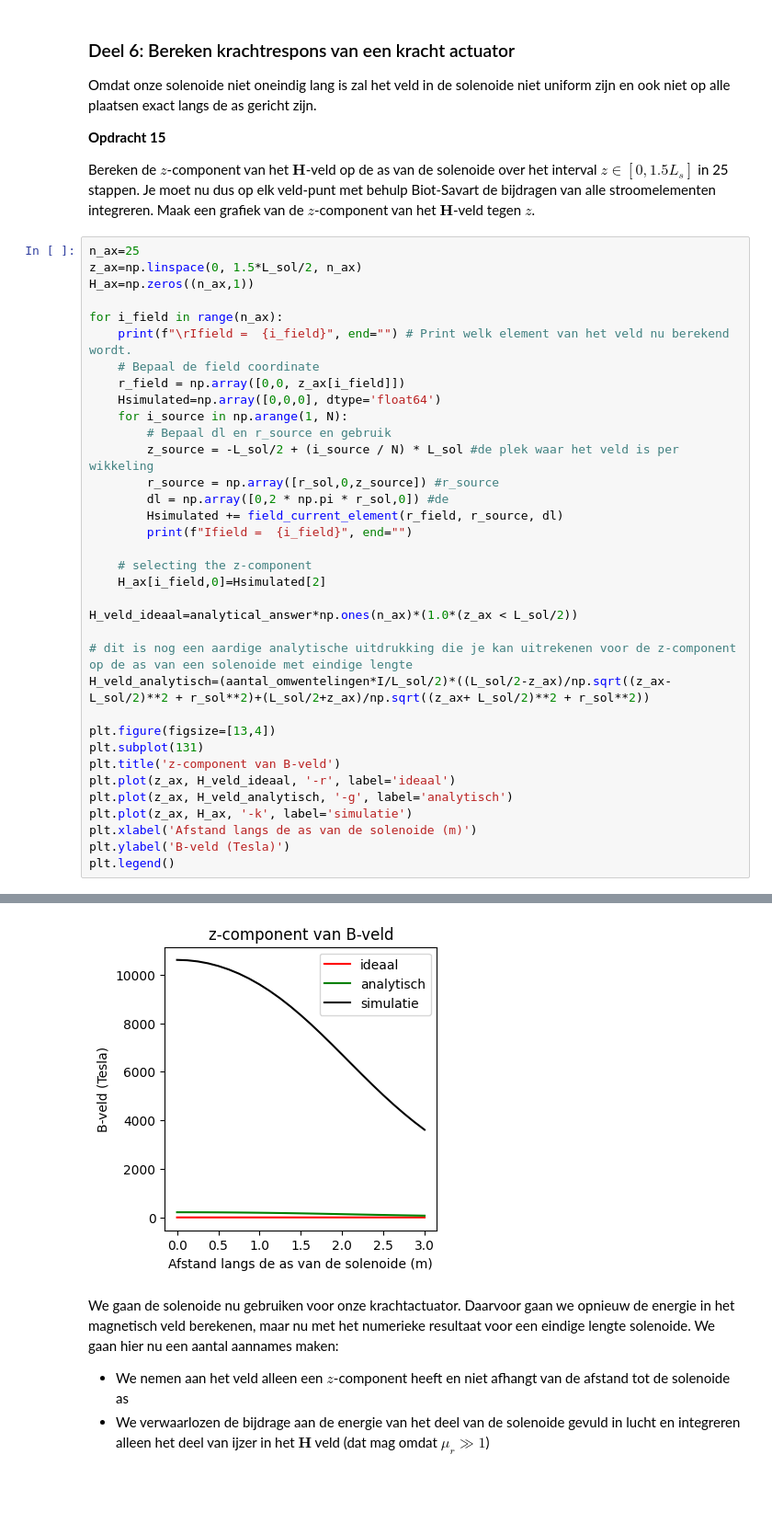
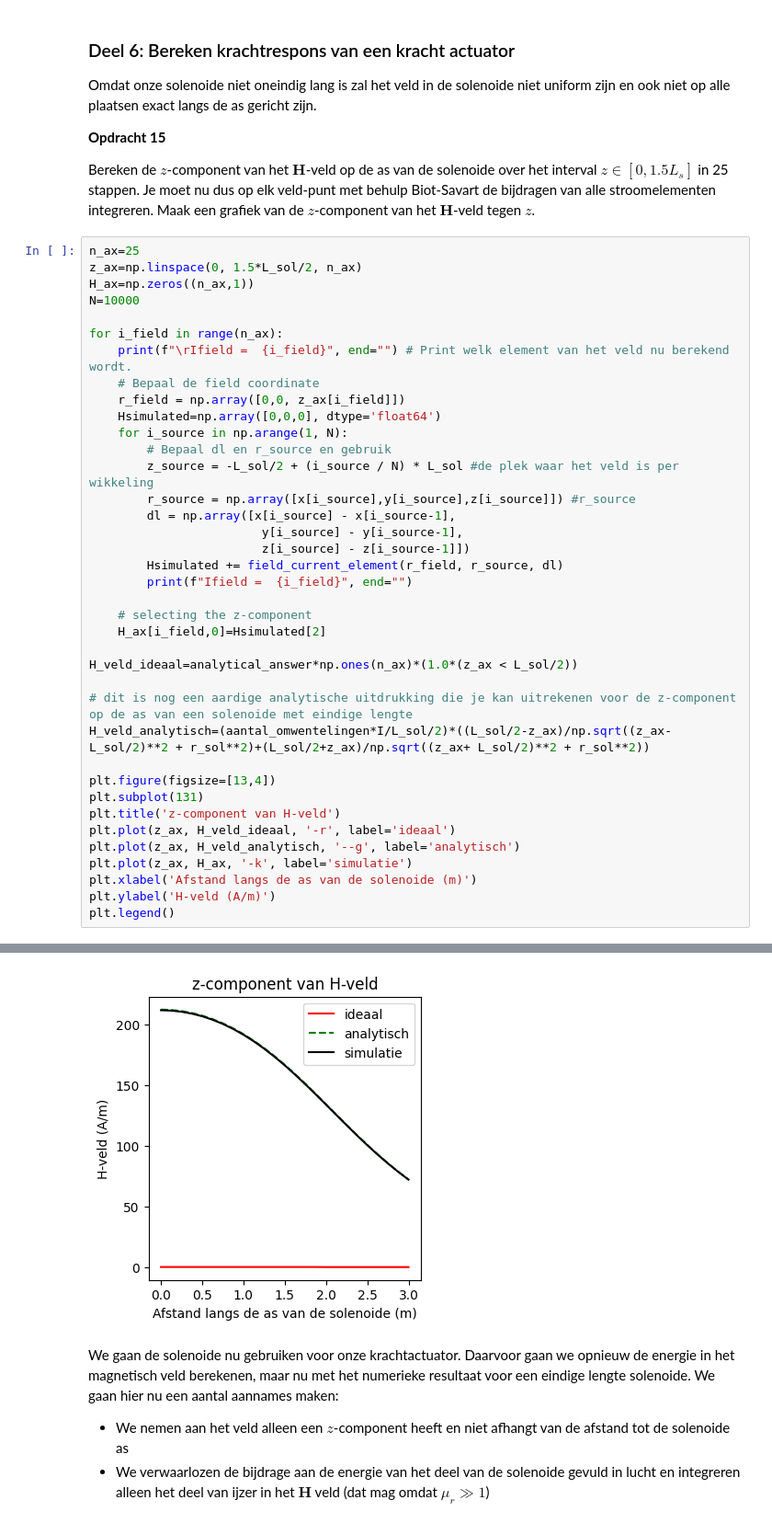
Before and after one commit to Timomloo/opdrachten-DEF-D, a Jupyter notebook: DigitaleOntwerpopdrachten/2KrachtactuatorOpdracht/KrachtactuatorOpdrachtd.ipynb, the cells around one changed output, grey strips where cells are left out. Shown at 92% size. Drawn from its saved outputs; the diff is of its cells as text; blank space fills up the shorter version.

```diff
--- a/DigitaleOntwerpopdrachten/2KrachtactuatorOpdracht/KrachtactuatorOpdrachtd.ipynb
+++ b/DigitaleOntwerpopdrachten/2KrachtactuatorOpdracht/KrachtactuatorOpdrachtd.ipynb
@@ -482,41 +482,44 @@ Bereken de $z$-component van het $\mathbf{H}$-veld op de as van de solenoide ove
 n_ax=25
 z_ax=np.linspace(0, 1.5*L_sol/2, n_ax)
 H_ax=np.zeros((n_ax,1))
+N=10000
 
 for i_field in range(n_ax):
     print(f"\rIfield =  {i_field}", end="") # Print welk element van het veld nu berekend wordt.
     # Bepaal de field coordinate
     r_field = np.array([0,0, z_ax[i_field]])
     Hsimulated=np.array([0,0,0], dtype='float64')
     for i_source in np.arange(1, N):
         # Bepaal dl en r_source en gebruik
         z_source = -L_sol/2 + (i_source / N) * L_sol #de plek waar het veld is per wikkeling
-        r_source = np.array([r_sol,0,z_source]) #r_source
-        dl = np.array([0,2 * np.pi * r_sol,0]) #de
+        r_source = np.array([x[i_source],y[i_source],z[i_source]]) #r_source
+        dl = np.array([x[i_source] - x[i_source-1],
+                        y[i_source] - y[i_source-1],
+                        z[i_source] - z[i_source-1]])
         Hsimulated += field_current_element(r_field, r_source, dl)
         print(f"Ifield =  {i_field}", end="")
 
     # selecting the z-component
     H_ax[i_field,0]=Hsimulated[2]
 
 H_veld_ideaal=analytical_answer*np.ones(n_ax)*(1.0*(z_ax < L_sol/2))
 
 # dit is nog een aardige analytische uitdrukking die je kan uitrekenen voor de z-component op de as van een solenoide met eindige lengte
 H_veld_analytisch=(aantal_omwentelingen*I/L_sol/2)*((L_sol/2-z_ax)/np.sqrt((z_ax- L_sol/2)**2 + r_sol**2)+(L_sol/2+z_ax)/np.sqrt((z_ax+ L_sol/2)**2 + r_sol**2))
 
 plt.figure(figsize=[13,4])
 plt.subplot(131)
-plt.title('z-component van B-veld')
+plt.title('z-component van H-veld')
 plt.plot(z_ax, H_veld_ideaal, '-r', label='ideaal')
-plt.plot(z_ax, H_veld_analytisch, '-g', label='analytisch')
+plt.plot(z_ax, H_veld_analytisch, '--g', label='analytisch')
 plt.plot(z_ax, H_ax, '-k', label='simulatie')
 plt.xlabel('Afstand langs de as van de solenoide (m)')
-plt.ylabel('B-veld (Tesla)')
+plt.ylabel('H-veld (A/m)')
 plt.legend()
 # %% [output]
 Ifield =  24Ifield =  24Ifield =  24Ifield =  24Ifield =  24Ifield =  24Ifield =  24Ifield =  24Ifield =  24Ifield =  24Ifield =  24Ifield =  24Ifield =  24Ifield =  24Ifield =  24Ifield =  24Ifield = ...
 <matplotlib.legend.Legend at 0x...>
-[figure, old version]
+[figure, new version]
 # %% [markdown]
 We gaan de solenoide nu gebruiken voor onze krachtactuator. Daarvoor gaan we opnieuw de energie in het magnetisch veld berekenen, maar nu met het numerieke resultaat voor een eindige lengte solenoide. We gaan hier nu een aantal aannames maken:
 * We nemen aan het veld alleen een $z$-component heeft en niet afhangt van de afstand tot de solenoide as
```
Also changed, not shown: parts of 2 cells of this notebook.
